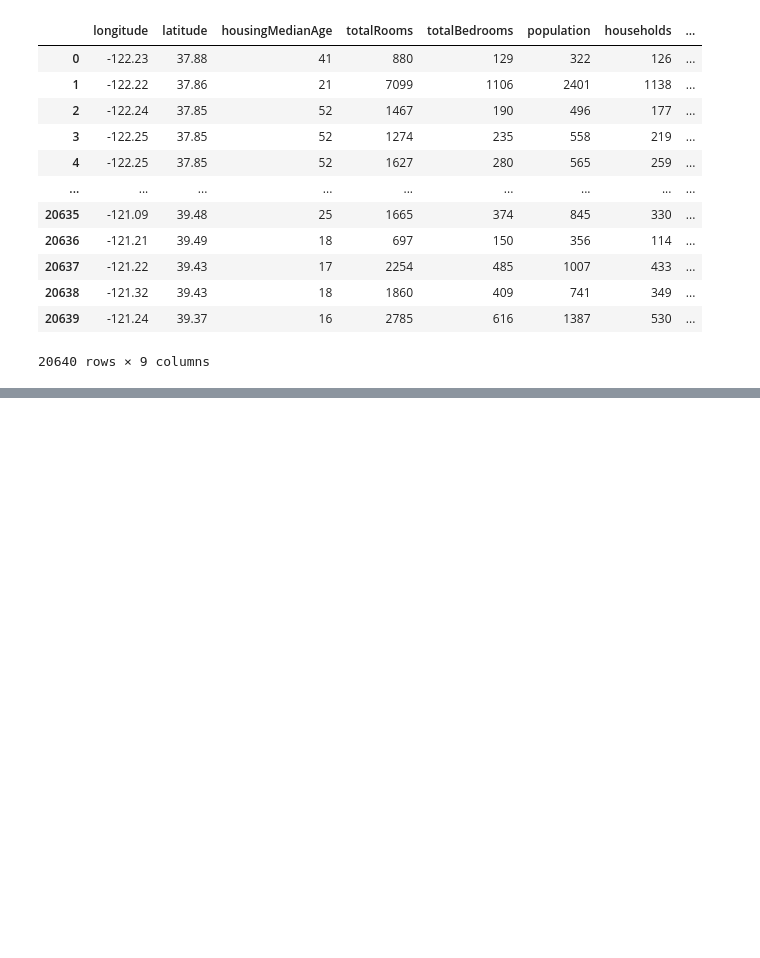
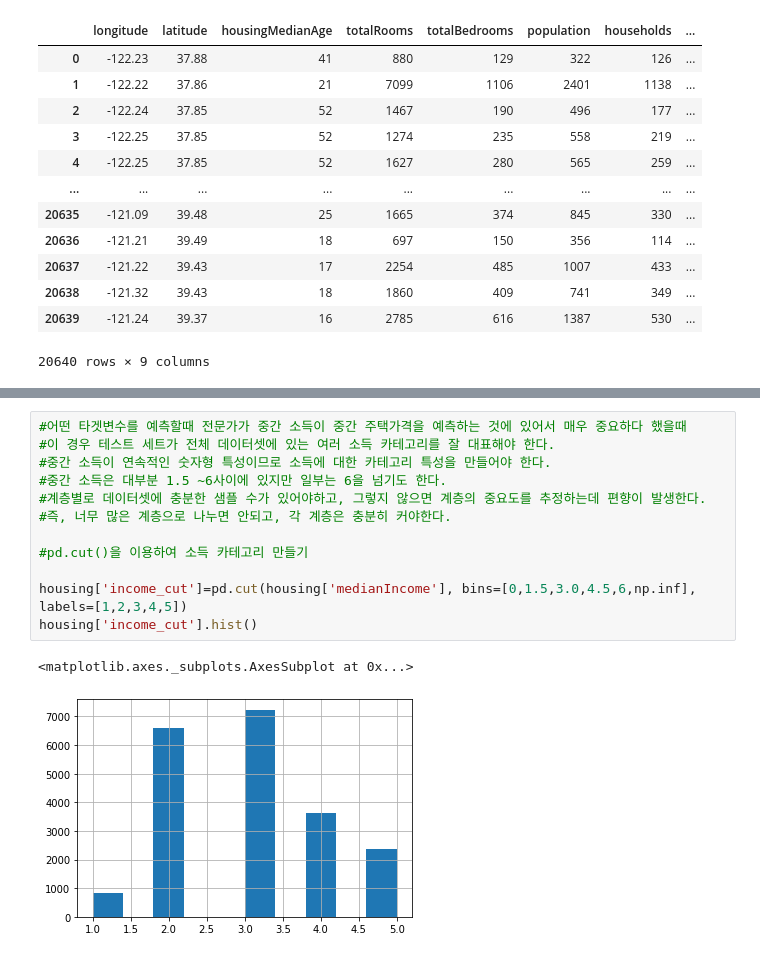
Before and after one commit to Ash-Stat/An-Si-Hyun, a Jupyter notebook: 머신러닝.ipynb, the cells around one changed output, grey strips where cells are left out. Cells and saved outputs as stored; diff of their text form; blank space fills up the shorter version.

```diff
--- a/머신러닝.ipynb
+++ b/머신러닝.ipynb
@@ -112,0 +271,15 @@ sns.displot(housing)
+# %%
+#어떤 타겟변수를 예측할때 전문가가 중간 소득이 중간 주택가격을 예측하는 것에 있어서 매우 중요하다 했을때
+#이 경우 테스트 세트가 전체 데이터셋에 있는 여러 소득 카테고리를 잘 대표해야 한다.
+#중간 소득이 연속적인 숫자형 특성이므로 소득에 대한 카테고리 특성을 만들어야 한다.
+#중간 소득은 대부분 1.5 ~6사이에 있지만 일부는 6을 넘기도 한다.
+#계층별로 데이터셋에 충분한 샘플 수가 있어야하고, 그렇지 않으면 계층의 중요도를 추정하는데 편향이 발생한다.
+#즉, 너무 많은 계층으로 나누면 안되고, 각 계층은 충분히 커야한다.
+
+#pd.cut()을 이용하여 소득 카테고리 만들기
+
+housing['income_cut']=pd.cut(housing['medianIncome'], bins=[0,1.5,3.0,4.5,6,np.inf], labels=[1,2,3,4,5])
+housing['income_cut'].hist()
+# %% [output]
+<matplotlib.axes._subplots.AxesSubplot at 0x...>
+[figure, added]
```
Also changed, not shown: parts of 14 cells of this notebook.
